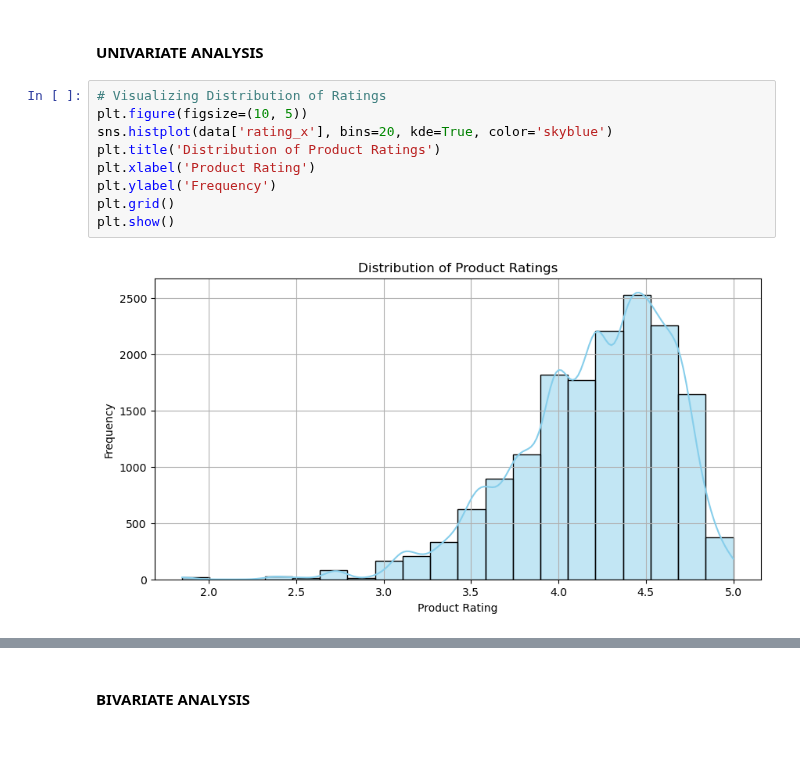
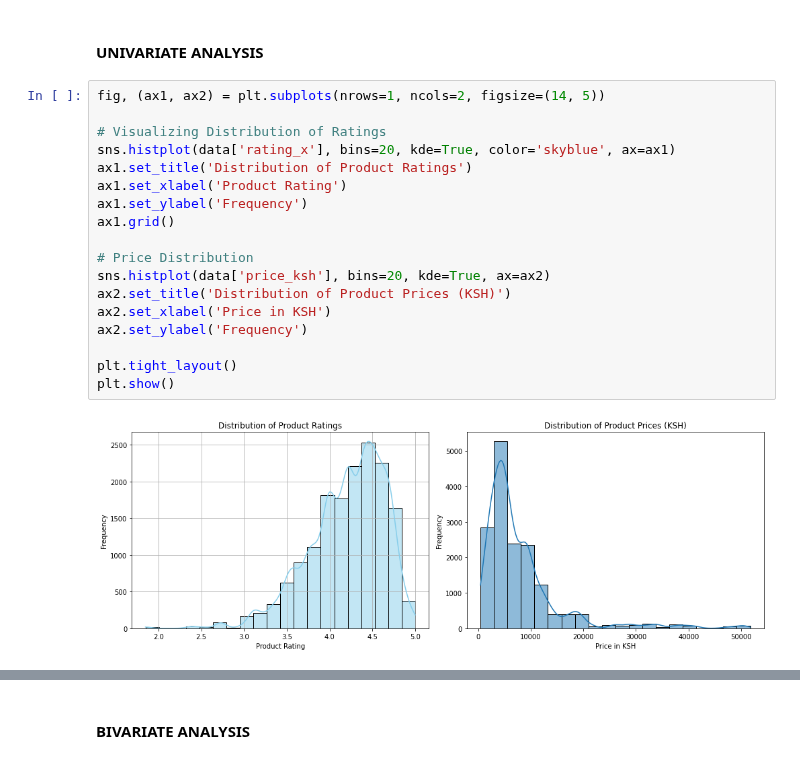
Before and after one commit to ECCHERUIYOT/AI-Powered-Recommendations-For-Melanin-Skin, a Jupyter notebook: index.ipynb, the cells around one changed output, grey strips where cells are left out. Cells and saved outputs as stored; diff of their text form.

```diff
--- a/index.ipynb
+++ b/index.ipynb
@@ -323,13 +316,22 @@ data.head()
 # %% [markdown]
 #### UNIVARIATE ANALYSIS
 # %%
+fig, (ax1, ax2) = plt.subplots(nrows=1, ncols=2, figsize=(14, 5))
+
 # Visualizing Distribution of Ratings
-plt.figure(figsize=(10, 5))
-sns.histplot(data['rating_x'], bins=20, kde=True, color='skyblue')
-plt.title('Distribution of Product Ratings')
-plt.xlabel('Product Rating')
-plt.ylabel('Frequency')
-plt.grid()
+sns.histplot(data['rating_x'], bins=20, kde=True, color='skyblue', ax=ax1)
+ax1.set_title('Distribution of Product Ratings')
+ax1.set_xlabel('Product Rating')
+ax1.set_ylabel('Frequency')
+ax1.grid()
+
+# Price Distribution
+sns.histplot(data['price_ksh'], bins=20, kde=True, ax=ax2)
+ax2.set_title('Distribution of Product Prices (KSH)')
+ax2.set_xlabel('Price in KSH')
+ax2.set_ylabel('Frequency')
+
+plt.tight_layout()
 plt.show()
 # %% [output]
-[figure, old version]
+[figure, new version]
```
Also changed, not shown: parts of 42 cells of this notebook.
